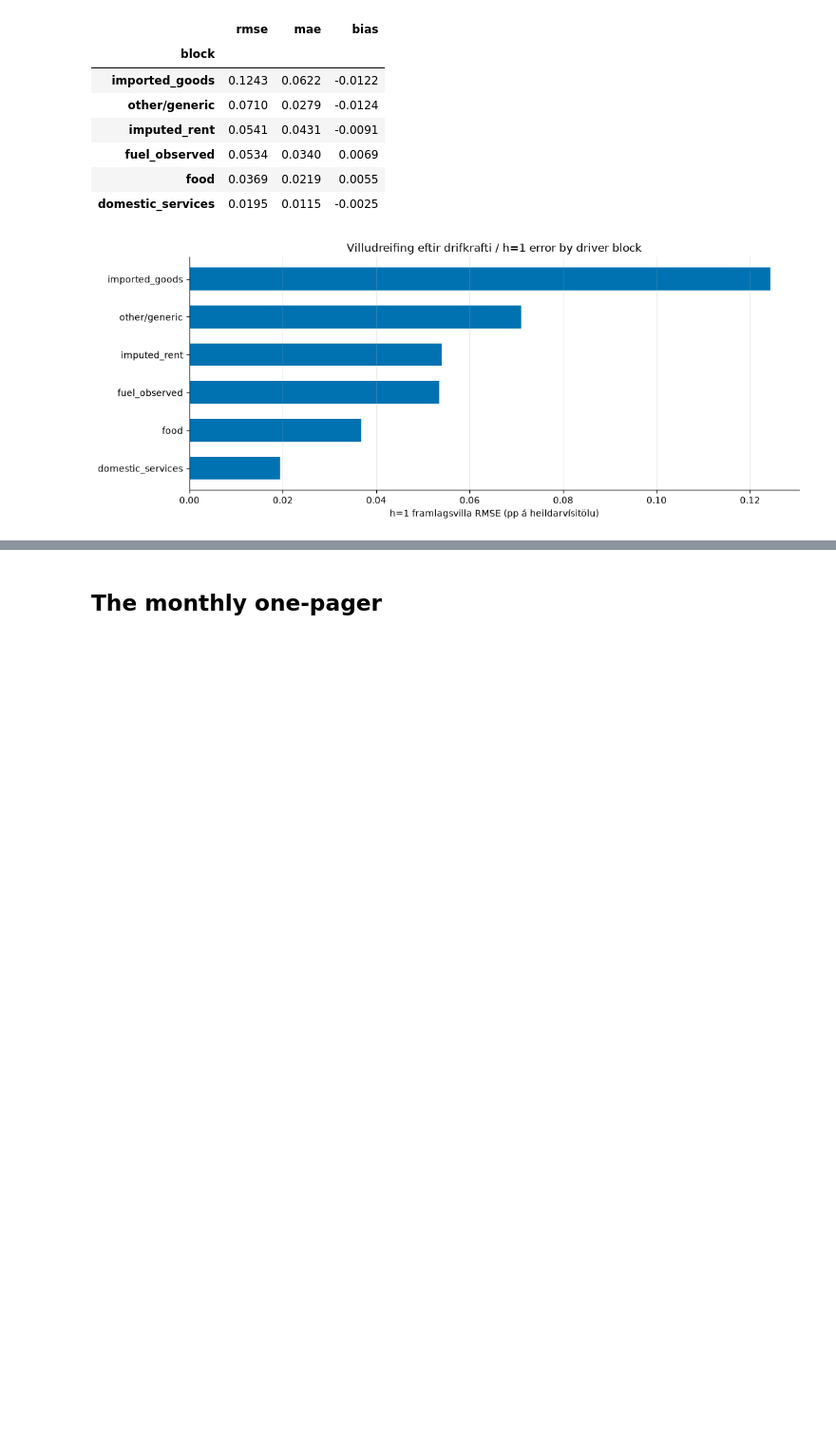
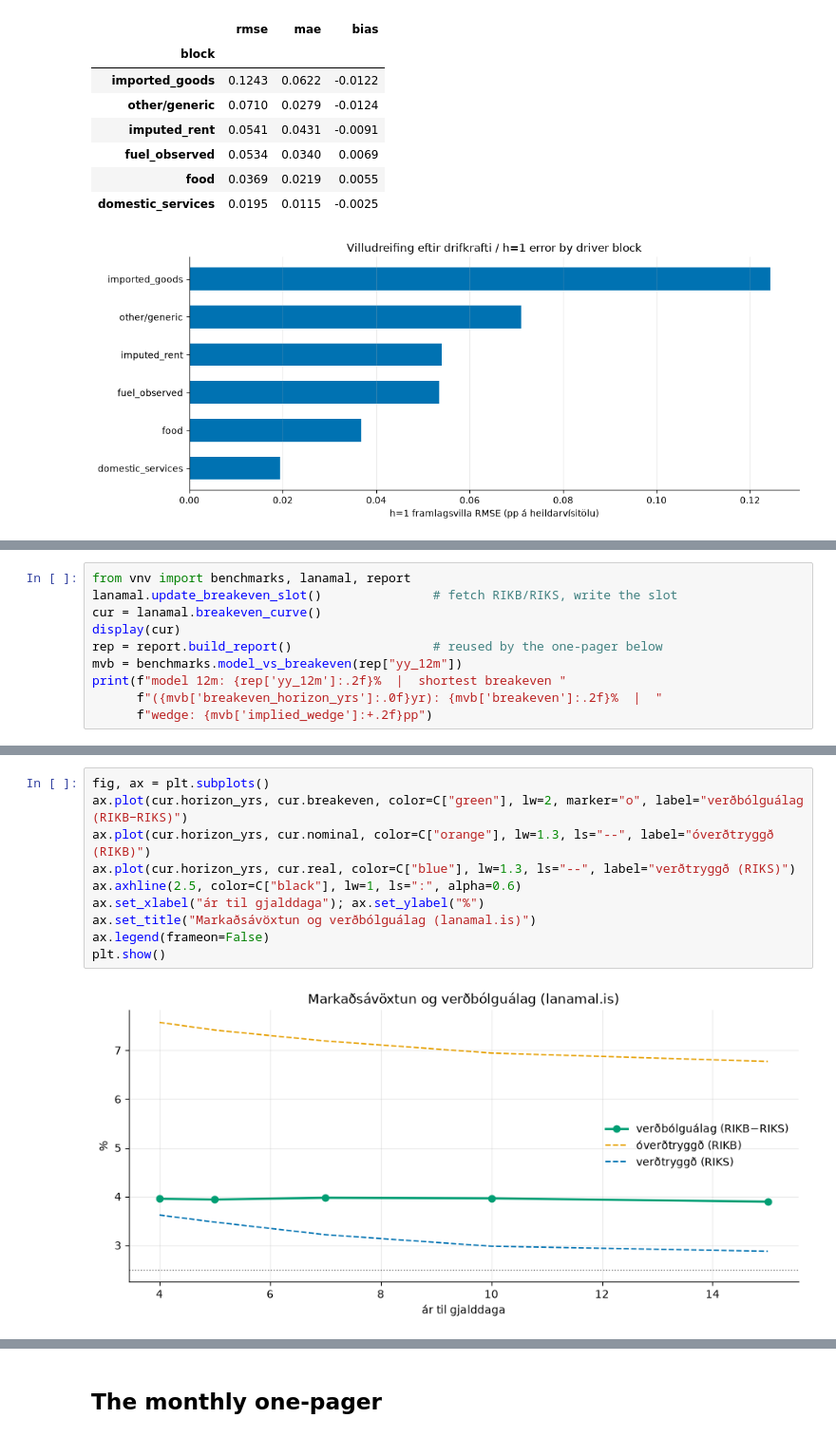
Before and after one commit to fridriksv-sys/CPI-Analysis, a Jupyter notebook: notebooks/08_backtest_report.ipynb, the cells around one changed output, grey strips where cells are left out. Shown at 95% size. Cells and saved outputs as stored; diff of their text form; blank space fills up the shorter version.

```diff
--- a/notebooks/08_backtest_report.ipynb
+++ b/notebooks/08_backtest_report.ipynb
@@ -154,0 +138,10 @@ model_vs_breakeven: None
+# %%
+from vnv import benchmarks, lanamal, report
+lanamal.update_breakeven_slot()               # fetch RIKB/RIKS, write the slot
+cur = lanamal.breakeven_curve()
+display(cur)
+rep = report.build_report()                   # reused by the one-pager below
+mvb = benchmarks.model_vs_breakeven(rep["yy_12m"])
+print(f"model 12m: {rep['yy_12m']:.2f}%  |  shortest breakeven "
+      f"({mvb['breakeven_horizon_yrs']:.0f}yr): {mvb['breakeven']:.2f}%  |  "
+      f"wedge: {mvb['implied_wedge']:+.2f}pp")
@@ -154,0 +156,12 @@ model_vs_breakeven: None
+# %%
+fig, ax = plt.subplots()
+ax.plot(cur.horizon_yrs, cur.breakeven, color=C["green"], lw=2, marker="o", label="verðbólguálag (RIKB−RIKS)")
+ax.plot(cur.horizon_yrs, cur.nominal, color=C["orange"], lw=1.3, ls="--", label="óverðtryggð (RIKB)")
+ax.plot(cur.horizon_yrs, cur.real, color=C["blue"], lw=1.3, ls="--", label="verðtryggð (RIKS)")
+ax.axhline(2.5, color=C["black"], lw=1, ls=":", alpha=0.6)
+ax.set_xlabel("ár til gjalddaga"); ax.set_ylabel("%")
+ax.set_title("Markaðsávöxtun og verðbólguálag (lanamal.is)")
+ax.legend(frameon=False)
+plt.show()
+# %% [output]
+[figure, added]
```
Also changed, not shown: parts of 7 cells of this notebook, 10 other files.
